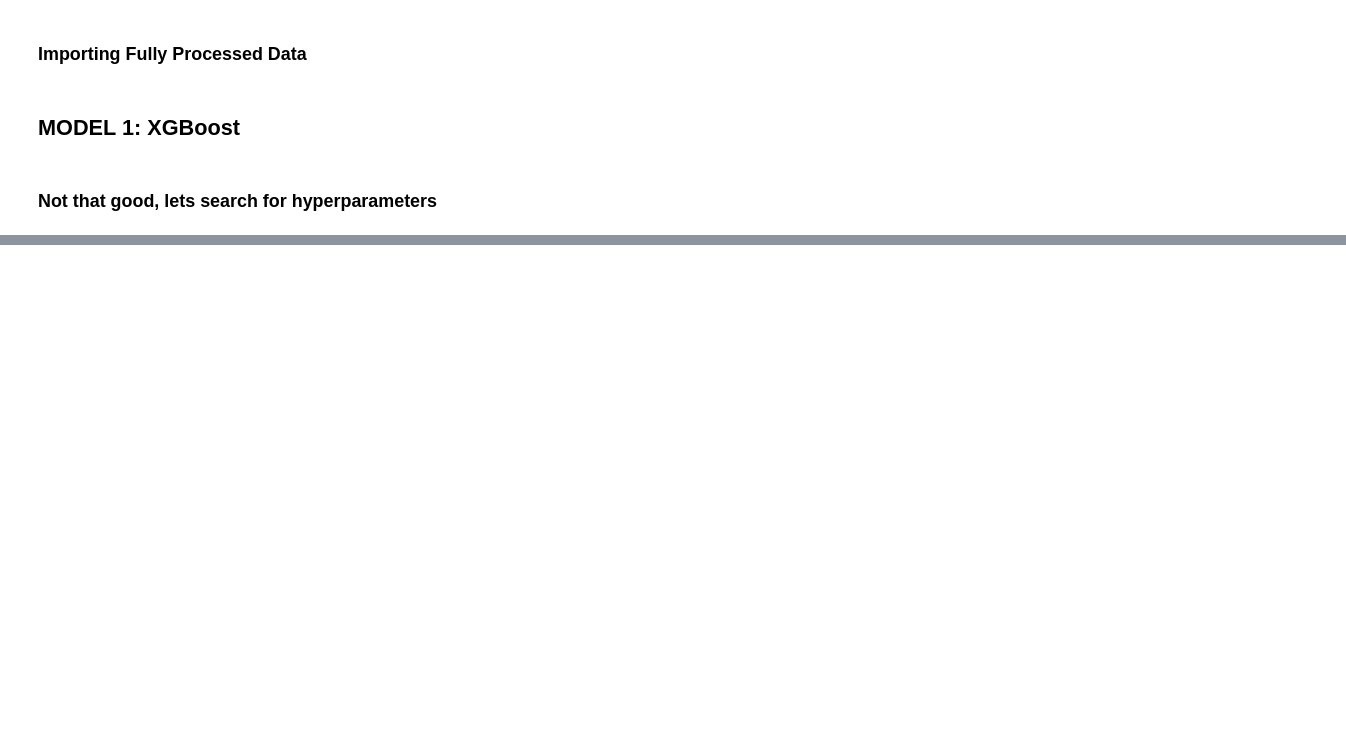
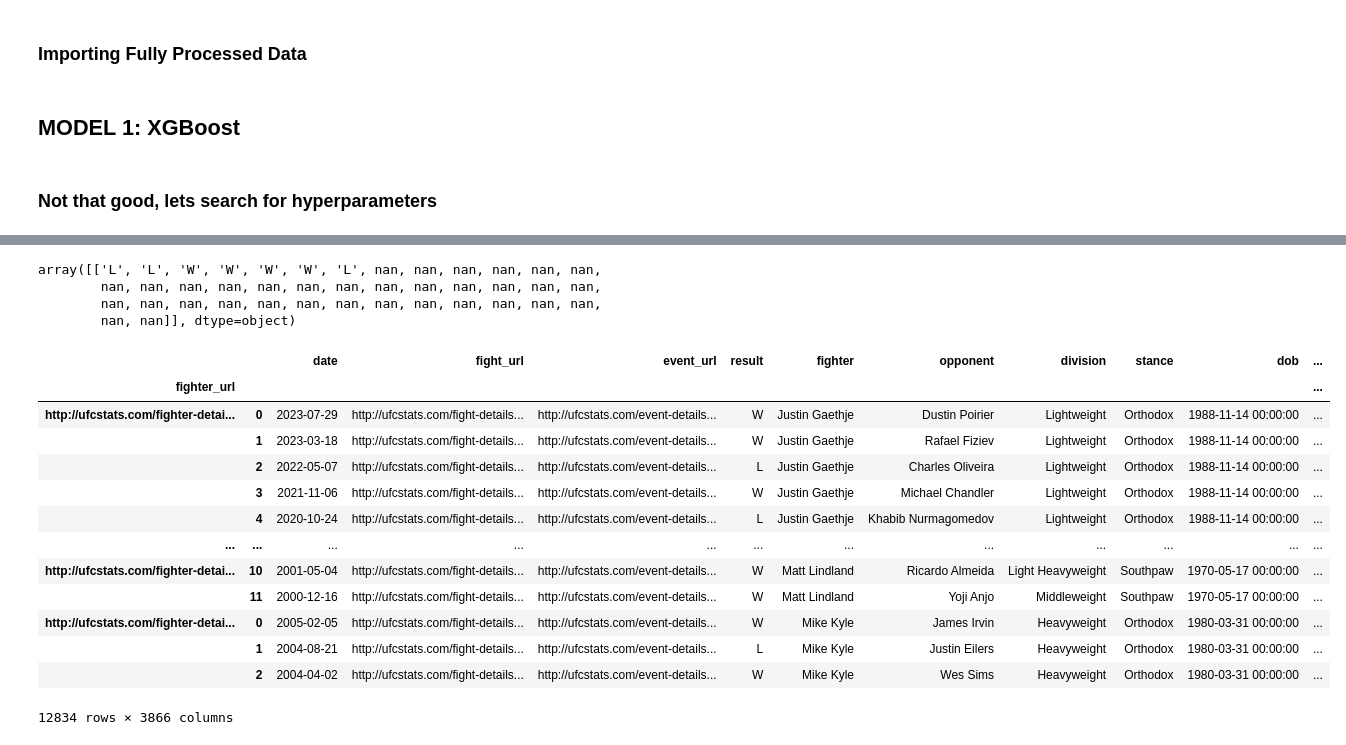
Before and after one commit to eniohodzic/MMA-ML-Model, a Jupyter notebook: notebooks/1.0-eh-initial-model-testing.ipynb, the cells around one changed output, grey strips where cells are left out. Cells and saved outputs as stored; diff of their text form; code cells hidden in the pictures; blank space fills up the shorter version.

```diff
--- a/notebooks/1.0-eh-initial-model-testing.ipynb
+++ b/notebooks/1.0-eh-initial-model-testing.ipynb
@@ -32,3 +32,20 @@ from src.models.Optuna import OptunaTuning
 
 tuner = OptunaTuning(X,y)
 tuner.run()
+# %%
+from src.features.feature_selection import get_corr_features
+
+df['date'] = pd.to_datetime(df['date']) # make sure logic can handle datetime for time series data
+df.drop(df.loc[df['result'] == 'D'].index, inplace=True) # Drop ties first
+drop_cols = df.loc[:, :'referee'].columns # columns that will be dropped as features (strings, formats, etc.)
+drop_cols = drop_cols.insert(0, df.columns[df.isna().mean() > 0.9].to_list()) # drop columns that contain more than % nans
+post_comp_cols = df.loc[:, ~df.columns.str.contains('precomp_([a-zA-Z_]+)_vs_opp', regex=True)].columns.to_list() # All columns that do not have the precomp_ id or vs_opp id
+drop_cols = drop_cols.insert(0, post_comp_cols)
+features = df.drop(columns=drop_cols, axis=1)
+drop_features_cols = get_corr_features(features, thresh=0.95)
+drop_cols = drop_cols.insert(0, drop_features_cols)
+
+multi_df = df.set_index(['fighter_url', df.groupby('fighter_url').cumcount()])
+# %%
+#drop_cols = drop_cols.drop_duplicates().drop('fighter_url')
+multi_df = multi_df.drop(columns=drop_cols, axis=1)
@@ -34,0 +77,24 @@ tuner.run()
+# %%
+np.transpose(zz, (1, 0, 2))[0]
+# %% [output]
+array([['L', 'L', 'W', 'W', 'W', 'W', 'L', nan, nan, nan, nan, nan, nan,
+        nan, nan, nan, nan, nan, nan, nan, nan, nan, nan, nan, nan, nan,
+        nan, nan, nan, nan, nan, nan, nan, nan, nan, nan, nan, nan, nan,
+        nan, nan]], dtype=object)
+# %%
+multi_df
+# %% [output]
+|  |  | date | fight_url | event_url | result | fighter | opponent | division | stance | dob | ... |
+| fighter_url |  |  |  |  |  |  |  |  |  |  | ... |
+| http://ufcstats.com/fighter-detai... | 0 | 2023-07-29 | http://ufcstats.com/fight-details... | http://ufcstats.com/event-details... | W | Justin Gaethje | Dustin Poirier | Lightweight | Orthodox | 1988-11-14 00:00:00 | ... |
+|  | 1 | 2023-03-18 | http://ufcstats.com/fight-details... | http://ufcstats.com/event-details... | W | Justin Gaethje | Rafael Fiziev | Lightweight | Orthodox | 1988-11-14 00:00:00 | ... |
+|  | 2 | 2022-05-07 | http://ufcstats.com/fight-details... | http://ufcstats.com/event-details... | L | Justin Gaethje | Charles Oliveira | Lightweight | Orthodox | 1988-11-14 00:00:00 | ... |
+|  | 3 | 2021-11-06 | http://ufcstats.com/fight-details... | http://ufcstats.com/event-details... | W | Justin Gaethje | Michael Chandler | Lightweight | Orthodox | 1988-11-14 00:00:00 | ... |
+|  | 4 | 2020-10-24 | http://ufcstats.com/fight-details... | http://ufcstats.com/event-details... | L | Justin Gaethje | Khabib Nurmagomedov | Lightweight | Orthodox | 1988-11-14 00:00:00 | ... |
+| ... | ... | ... | ... | ... | ... | ... | ... | ... | ... | ... | ... |
+| http://ufcstats.com/fighter-detai... | 10 | 2001-05-04 | http://ufcstats.com/fight-details... | http://ufcstats.com/event-details... | W | Matt Lindland | Ricardo Almeida | Light Heavyweight | Southpaw | 1970-05-17 00:00:00 | ... |
+|  | 11 | 2000-12-16 | http://ufcstats.com/fight-details... | http://ufcstats.com/event-details... | W | Matt Lindland | Yoji Anjo | Middleweight | Southpaw | 1970-05-17 00:00:00 | ... |
+| http://ufcstats.com/fighter-detai... | 0 | 2005-02-05 | http://ufcstats.com/fight-details... | http://ufcstats.com/event-details... | W | Mike Kyle | James Irvin | Heavyweight | Orthodox | 1980-03-31 00:00:00 | ... |
+|  | 1 | 2004-08-21 | http://ufcstats.com/fight-details... | http://ufcstats.com/event-details... | L | Mike Kyle | Justin Eilers | Heavyweight | Orthodox | 1980-03-31 00:00:00 | ... |
+|  | 2 | 2004-04-02 | http://ufcstats.com/fight-details... | http://ufcstats.com/event-details... | W | Mike Kyle | Wes Sims | Heavyweight | Orthodox | 1980-03-31 00:00:00 | ... |
+12834 rows × 3866 columns
```
Also changed, not shown: parts of 5 cells of this notebook, 11 other files.
